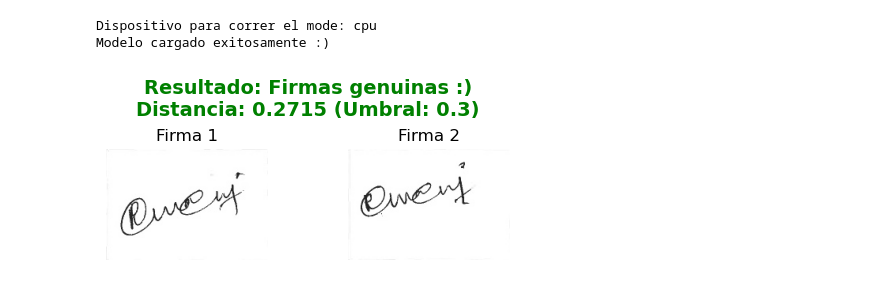
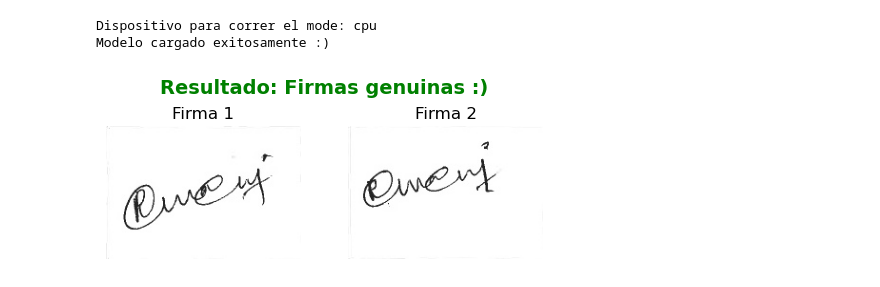
Before and after one commit to AylenMartinez04/DeploymentProjectRN, a Jupyter notebook: Proyecto/Proyecto_RedesNeuronalesMejorM.ipynb, the cells around one changed output. Saved outputs shown, nothing was run; the diff lists cells and outputs as text; code cells hidden in the pictures.

```diff
--- a/Proyecto/Proyecto_RedesNeuronalesMejorM.ipynb
+++ b/Proyecto/Proyecto_RedesNeuronalesMejorM.ipynb
@@ -741,32 +741,34 @@ def probar_firmas(modelo, ruta_img1, ruta_img2, umbral=0.3):
     color_texto = 'green' if es_firma_misma_persona else 'red'
 
     #Confirguramos al plot para tener dos imagenes y su tamaño
     fig, axes = plt.subplots(1, 2, figsize=(5, 2))
 
     axes[0].imshow(img1_pil)
     axes[0].set_title("Firma 1")
     axes[0].axis('off')
 
     axes[1].imshow(img2_pil)
     axes[1].set_title("Firma 2")
     axes[1].axis('off')
 
     #Mostramos nuestos resultados en el plot
-    plt.suptitle(f"Resultado: {resultado_texto}\nDistancia: {distancia_valor:.4f} (Umbral: {umbral})", color=color_texto, fontsize=14, fontweight='bold')
+    #Decomentar para mayor información
+    #plt.suptitle(f"Resultado: {resultado_texto}\nDistancia: {distancia_valor:.4f} (Umbral: {umbral})", color=color_texto, fontsize=14, fontweight='bold')
+    plt.suptitle(f"Resultado: {resultado_texto}", color=color_texto, fontsize=14, fontweight='bold')
     plt.tight_layout()
     plt.show()
 
 #Ruta principal de pruebas finales
 #Para hacer esto pueden descargar el dataset de prueba que es la segunda celda. Solo se corre una vez y ven cual ruta agregar
 #rutas sin forge -> originales de una persona
 #rutas con forge -> firmas falsas
 RUTA_DATOS_PF = DIRECTORIO_BASE / 'Dataset_verificador' / 'extract'
 ruta_a = RUTA_DATOS_PF / '001/1-001_01.jpg'
 ruta_b = RUTA_DATOS_PF / '001/1-001_02.jpg'
 ruta_falsa = RUTA_DATOS_PF / '001_forg/1-002_010.jpg'
 
 
 probar_firmas(modelo, ruta_a, ruta_b, umbral=0.3)
 #probar_firmas(modelo, ruta_a, ruta_falsa, umbral=0.3)
 # %% [output]
-[figure, old version]
+[figure, new version]
```
